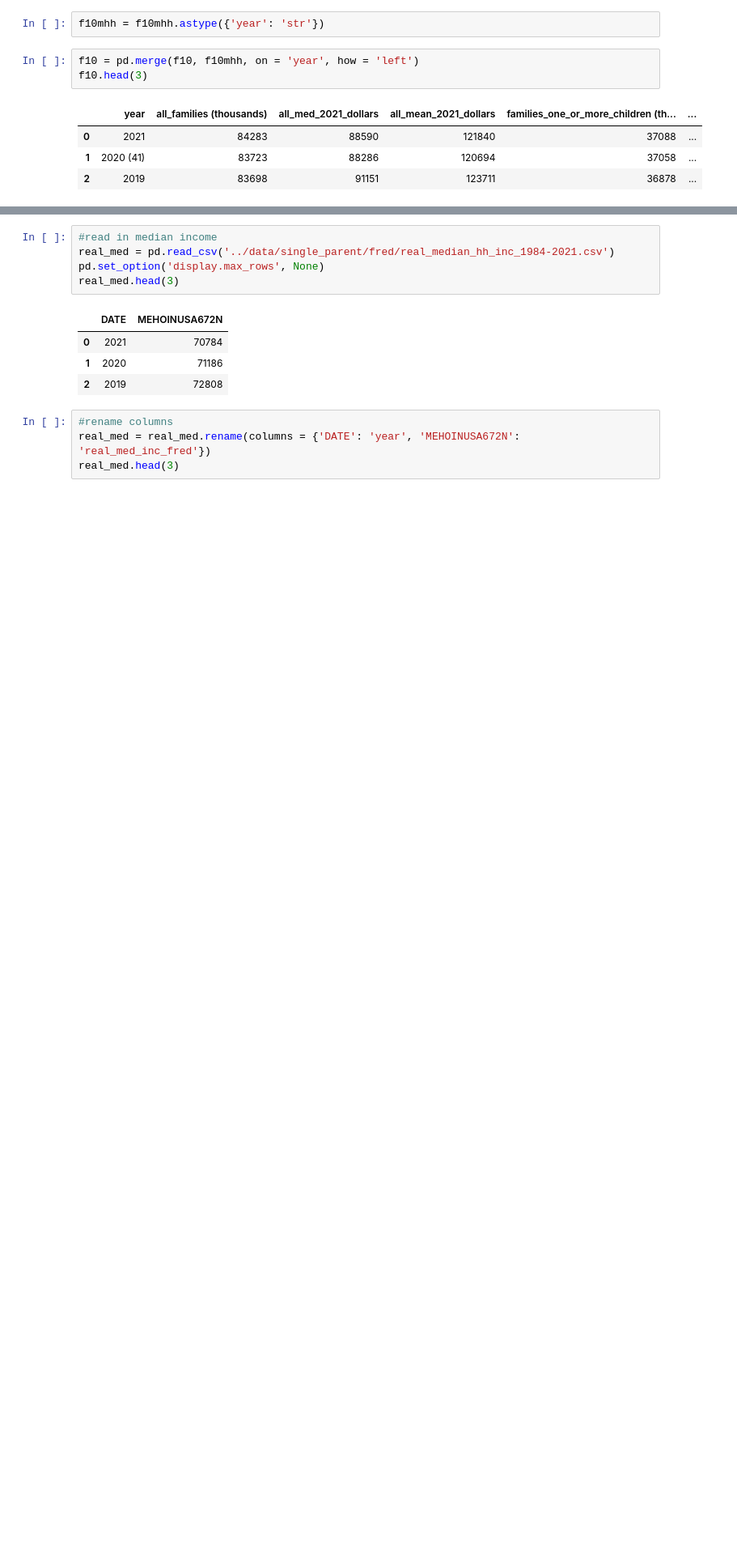
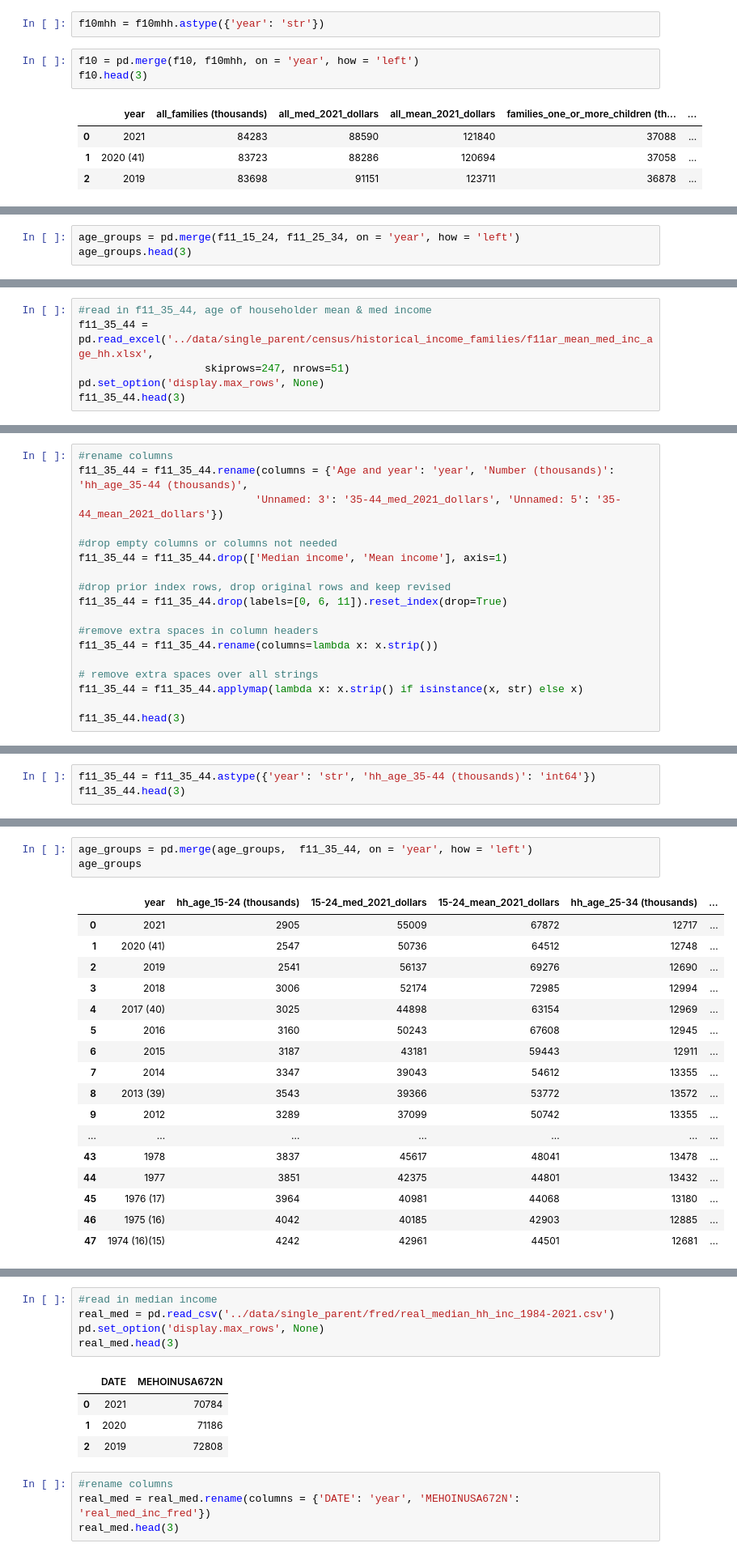
Before and after one commit to SchreinerJS/schreinerj_capstone, a Jupyter notebook: notebooks/f10_f11_cleaned_merged.ipynb, the cells around one changed output, grey strips where cells are left out. Shown at 81% size. Cells and saved outputs as stored; diff of their text form; blank space fills up the shorter version.

```diff
--- a/notebooks/F10_cleaning_merging.ipynb
+++ b/notebooks/f10_f11_cleaned_merged.ipynb
@@ -337,0 +435,3 @@ f10.head(3)
+# %%
+age_groups = pd.merge(f11_15_24, f11_25_34, on = 'year', how = 'left')
+age_groups.head(3)
@@ -337,0 +443,6 @@ f10.head(3)
+# %%
+#read in f11_35_44, age of householder mean & med income
+f11_35_44 = pd.read_excel('../data/single_parent/census/historical_income_families/f11ar_mean_med_inc_age_hh.xlsx',
+                    skiprows=247, nrows=51)
+pd.set_option('display.max_rows', None)
+f11_35_44.head(3)
@@ -337,0 +454,18 @@ f10.head(3)
+# %%
+#rename columns
+f11_35_44 = f11_35_44.rename(columns = {'Age and year': 'year', 'Number (thousands)': 'hh_age_35-44 (thousands)',
+                            'Unnamed: 3': '35-44_med_2021_dollars', 'Unnamed: 5': '35-44_mean_2021_dollars'})
+
+#drop empty columns or columns not needed
+f11_35_44 = f11_35_44.drop(['Median income', 'Mean income'], axis=1)
+
+#drop prior index rows, drop original rows and keep revised
+f11_35_44 = f11_35_44.drop(labels=[0, 6, 11]).reset_index(drop=True)
+
+#remove extra spaces in column headers
+f11_35_44 = f11_35_44.rename(columns=lambda x: x.strip())
+
+# remove extra spaces over all strings
+f11_35_44 = f11_35_44.applymap(lambda x: x.strip() if isinstance(x, str) else x)
+
+f11_35_44.head(3)
@@ -337,0 +477,3 @@ f10.head(3)
+# %%
+f11_35_44 = f11_35_44.astype({'year': 'str', 'hh_age_35-44 (thousands)': 'int64'})
+f11_35_44.head(3)
@@ -337,0 +485,21 @@ f10.head(3)
+# %%
+age_groups = pd.merge(age_groups,  f11_35_44, on = 'year', how = 'left')
+age_groups
+# %% [output]
+|  | year | hh_age_15-24 (thousands) | 15-24_med_2021_dollars | 15-24_mean_2021_dollars | hh_age_25-34 (thousands) | ... |
+| 0 | 2021 | 2905 | 55009 | 67872 | 12717 | ... |
+| 1 | 2020 (41) | 2547 | 50736 | 64512 | 12748 | ... |
+| 2 | 2019 | 2541 | 56137 | 69276 | 12690 | ... |
+| 3 | 2018 | 3006 | 52174 | 72985 | 12994 | ... |
+| 4 | 2017 (40) | 3025 | 44898 | 63154 | 12969 | ... |
+| 5 | 2016 | 3160 | 50243 | 67608 | 12945 | ... |
+| 6 | 2015 | 3187 | 43181 | 59443 | 12911 | ... |
+| 7 | 2014 | 3347 | 39043 | 54612 | 13355 | ... |
+| 8 | 2013 (39) | 3543 | 39366 | 53772 | 13572 | ... |
+| 9 | 2012 | 3289 | 37099 | 50742 | 13355 | ... |
+| ... | ... | ... | ... | ... | ... | ... |
+| 43 | 1978 | 3837 | 45617 | 48041 | 13478 | ... |
+| 44 | 1977 | 3851 | 42375 | 44801 | 13432 | ... |
+| 45 | 1976 (17) | 3964 | 40981 | 44068 | 13180 | ... |
+| 46 | 1975 (16) | 4042 | 40185 | 42903 | 12885 | ... |
+| 47 | 1974 (16)(15) | 4242 | 42961 | 44501 | 12681 | ... |
```
Also changed, not shown: parts of 26 cells of this notebook.
